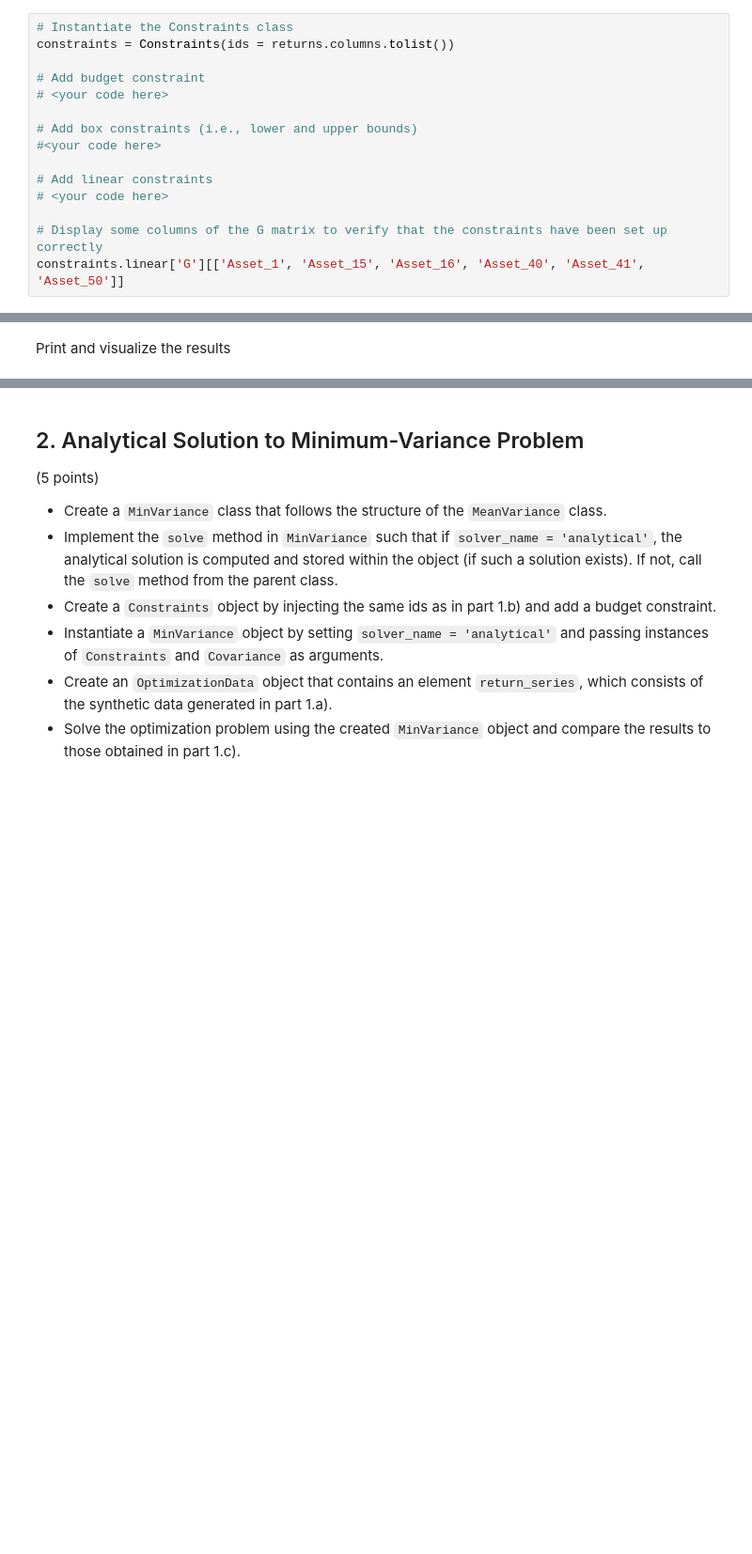
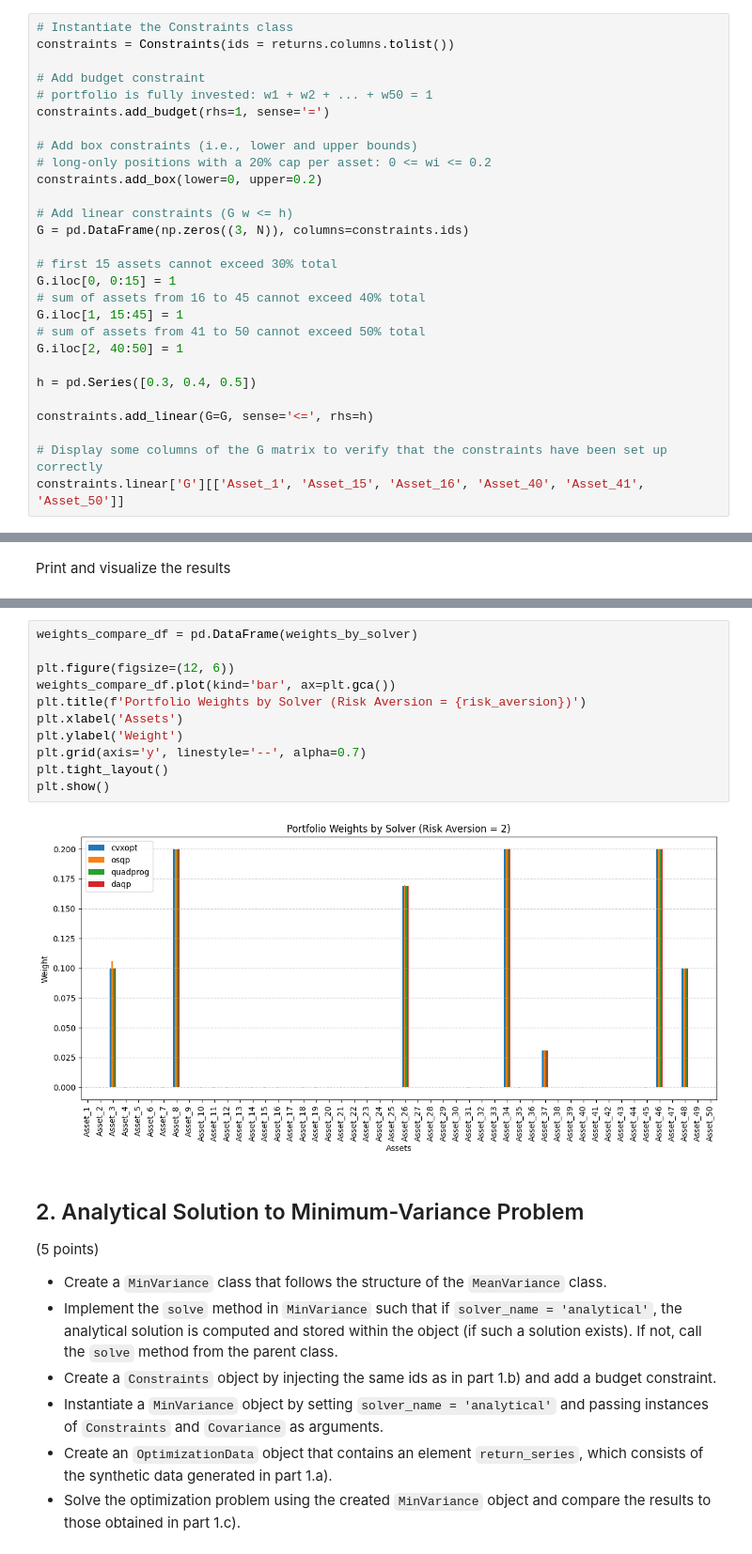
Before and after one commit to marci314/qpmwp-course, a Jupyter notebook: assignments/assignment_1.ipynb, the cells around one changed output, grey strips where cells are left out. Shown at 94% size. Cells and saved outputs as stored; diff of their text form; blank space fills up the shorter version.

```diff
--- a/assignments/assignment_1.ipynb
+++ b/assignments/assignment_1.ipynb
@@ -82,13 +202,26 @@ Instantiate a constraints object by injecting column names of the return series
 constraints = Constraints(ids = returns.columns.tolist())
 
 # Add budget constraint
-# <your code here>
+# portfolio is fully invested: w1 + w2 + ... + w50 = 1
+constraints.add_budget(rhs=1, sense='=')
 
 # Add box constraints (i.e., lower and upper bounds)
-#<your code here>
+# long-only positions with a 20% cap per asset: 0 <= wi <= 0.2
+constraints.add_box(lower=0, upper=0.2)
 
-# Add linear constraints
-# <your code here>
+# Add linear constraints (G w <= h)
+G = pd.DataFrame(np.zeros((3, N)), columns=constraints.ids)
+
+# first 15 assets cannot exceed 30% total
+G.iloc[0, 0:15] = 1
+# sum of assets from 16 to 45 cannot exceed 40% total
+G.iloc[1, 15:45] = 1
+# sum of assets from 41 to 50 cannot exceed 50% total
+G.iloc[2, 40:50] = 1
+
+h = pd.Series([0.3, 0.4, 0.5])
+
+constraints.add_linear(G=G, sense='<=', rhs=h)
 
 # Display some columns of the G matrix to verify that the constraints have been set up correctly
 constraints.linear['G'][['Asset_1', 'Asset_15', 'Asset_16', 'Asset_40', 'Asset_41', 'Asset_50']]
@@ -129,3 +463,16 @@ Print and visualize the results
+# %%
+weights_compare_df = pd.DataFrame(weights_by_solver)
+
+plt.figure(figsize=(12, 6))
+weights_compare_df.plot(kind='bar', ax=plt.gca())
+plt.title(f'Portfolio Weights by Solver (Risk Aversion = {risk_aversion})')
+plt.xlabel('Assets')
+plt.ylabel('Weight')
+plt.grid(axis='y', linestyle='--', alpha=0.7)
+plt.tight_layout()
+plt.show()
+# %% [output]
+[figure, added]
 # %% [markdown]
 ## 2. Analytical Solution to Minimum-Variance Problem
 
```
Also changed, not shown: parts of 12 cells of this notebook, 1 other file.
